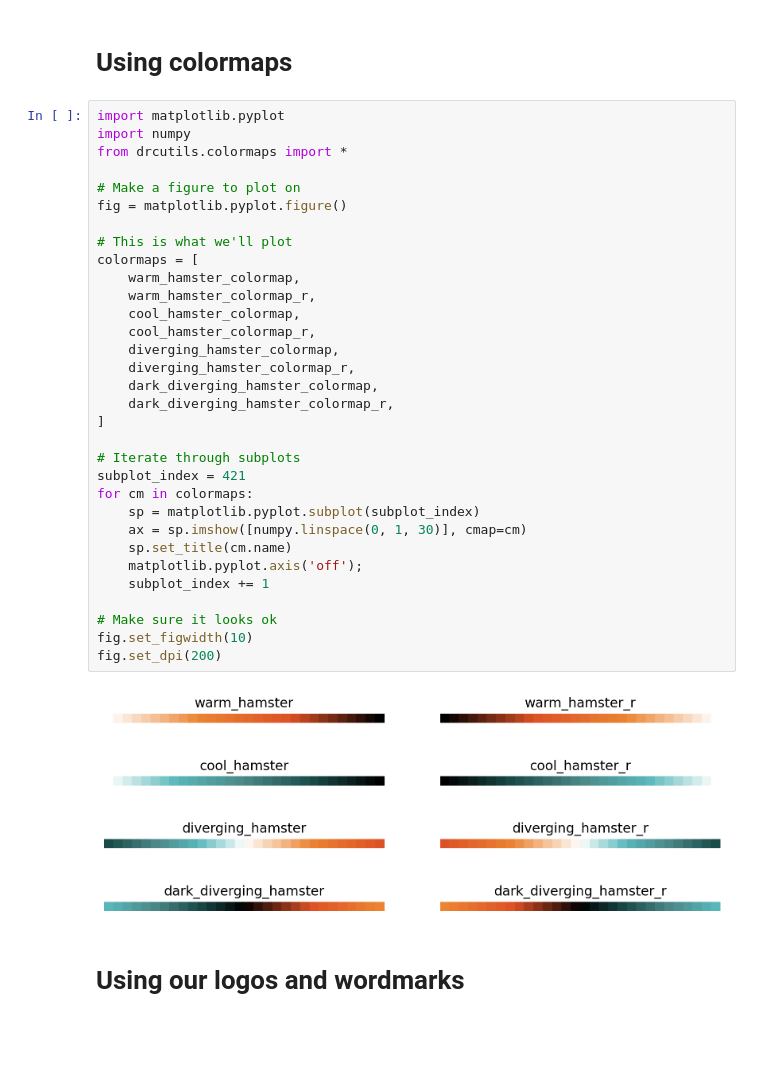
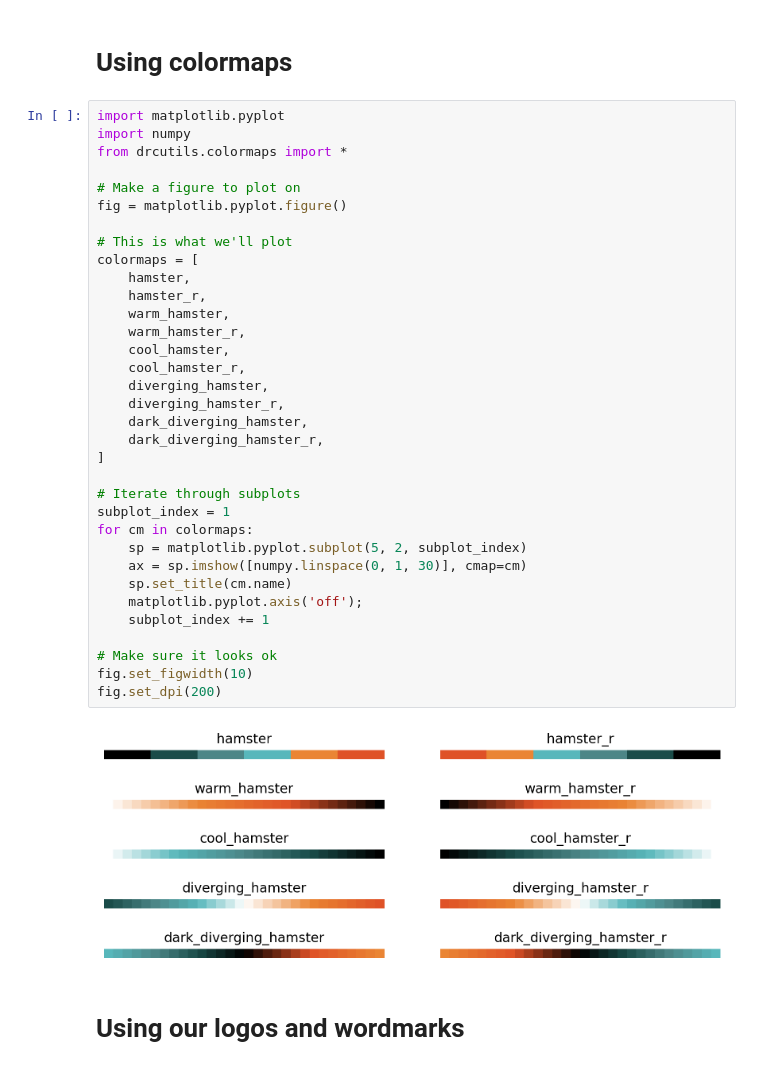
Before and after one commit to cmudrc/drcutils, a Jupyter notebook: examples/basic_functionality.ipynb, the cells around one changed output. Cells and saved outputs as stored; diff of their text form; blank space fills up the shorter version.

```diff
--- a/examples/basic_functionality.ipynb
+++ b/examples/basic_functionality.ipynb
@@ -26,37 +26,39 @@ matplotlib.pyplot.bar(
 # %%
 import matplotlib.pyplot
 import numpy
 from drcutils.colormaps import *
 
 # Make a figure to plot on
 fig = matplotlib.pyplot.figure()
 
 # This is what we'll plot
 colormaps = [
-    warm_hamster_colormap,
-    warm_hamster_colormap_r,
-    cool_hamster_colormap,
-    cool_hamster_colormap_r,
-    diverging_hamster_colormap,
-    diverging_hamster_colormap_r,
-    dark_diverging_hamster_colormap,
-    dark_diverging_hamster_colormap_r,
+    hamster,
+    hamster_r,
+    warm_hamster,
+    warm_hamster_r,
+    cool_hamster,
+    cool_hamster_r,
+    diverging_hamster,
+    diverging_hamster_r,
+    dark_diverging_hamster,
+    dark_diverging_hamster_r,
 ]
 
 # Iterate through subplots
-subplot_index = 421
+subplot_index = 1
 for cm in colormaps:
-    sp = matplotlib.pyplot.subplot(subplot_index)
+    sp = matplotlib.pyplot.subplot(5, 2, subplot_index)
     ax = sp.imshow([numpy.linspace(0, 1, 30)], cmap=cm)
     sp.set_title(cm.name)
     matplotlib.pyplot.axis('off');
     subplot_index += 1
 
 # Make sure it looks ok
 fig.set_figwidth(10)
 fig.set_dpi(200)
 # %% [output]
-[figure, old version]
+[figure, new version]
 # %% [markdown]
 # Using our logos and wordmarks
 # %%
```
Also changed, not shown: parts of 3 cells of this notebook.
